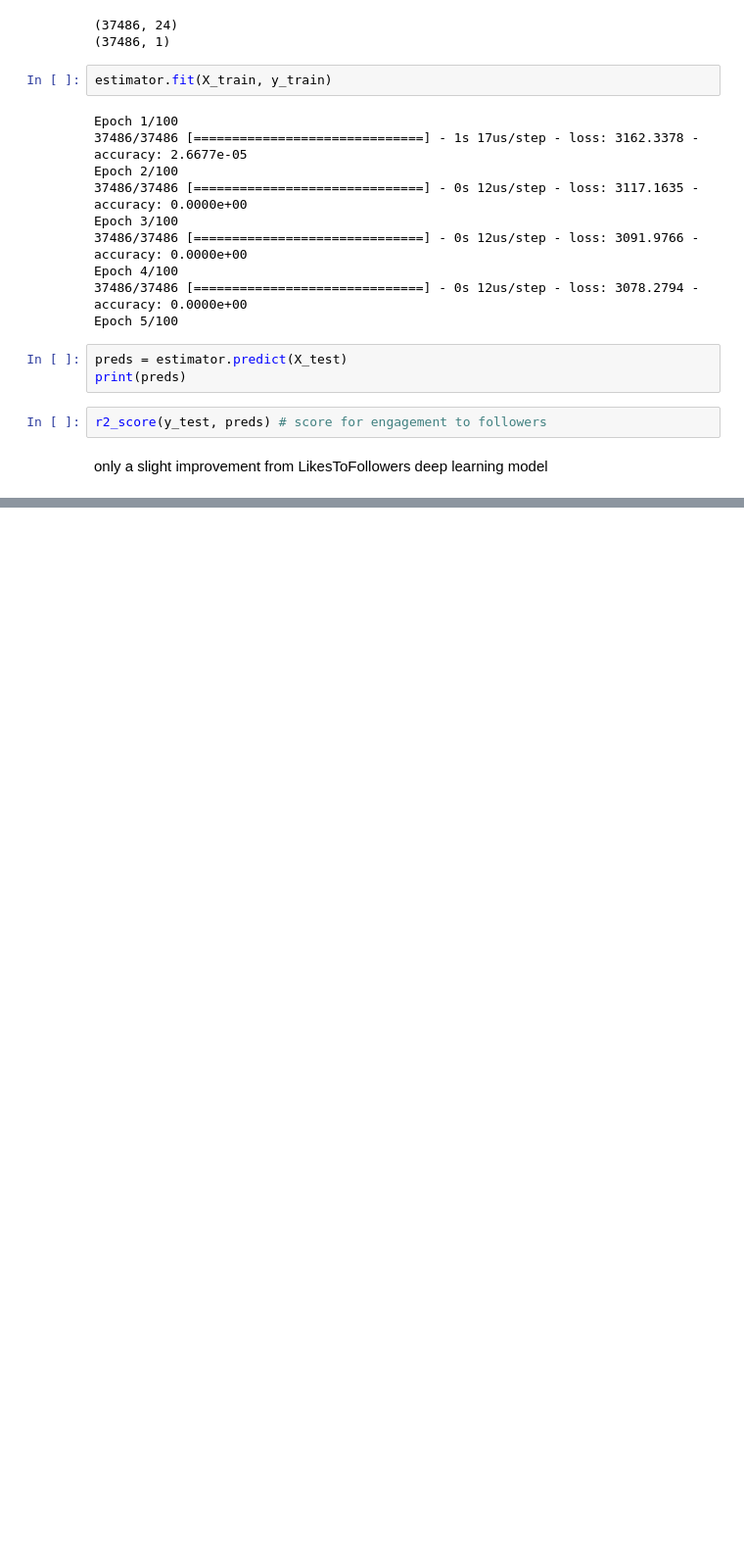
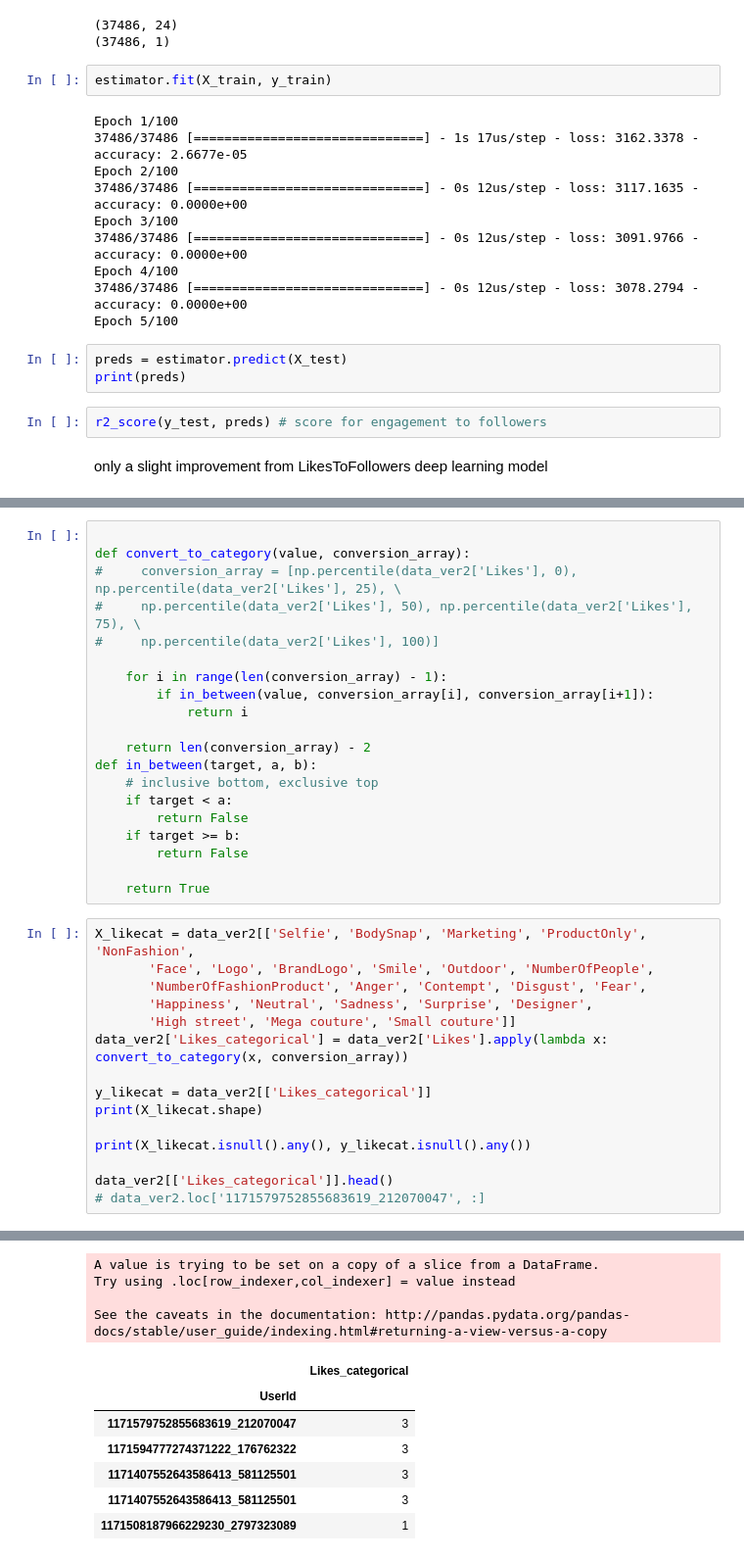
Before and after one commit to simirajpal/Data_Science_Project, a Jupyter notebook: Data-Science-Project.ipynb, the cells around one changed output, grey strips where cells are left out. Shown at 98% size. Saved outputs shown, nothing was run; the diff lists cells and outputs as text; blank space fills up the shorter version.

Commit message:
tried a like as categories attempt

```diff
--- a/Data-Science-Project.ipynb
+++ b/Data-Science-Project.ipynb
@@ -1035,0 +1119,36 @@ only a slight improvement from LikesToFollowers deep learning model
+# %%
+
+def convert_to_category(value, conversion_array):
+#     conversion_array = [np.percentile(data_ver2['Likes'], 0), np.percentile(data_ver2['Likes'], 25), \
+#     np.percentile(data_ver2['Likes'], 50), np.percentile(data_ver2['Likes'], 75), \
+#     np.percentile(data_ver2['Likes'], 100)]
+
+    for i in range(len(conversion_array) - 1):
+        if in_between(value, conversion_array[i], conversion_array[i+1]):
+            return i
+
+    return len(conversion_array) - 2
+def in_between(target, a, b):
+    # inclusive bottom, exclusive top
+    if target < a:
+        return False
+    if target >= b:
+        return False
+
+    return True
+# %%
+X_likecat = data_ver2[['Selfie', 'BodySnap', 'Marketing', 'ProductOnly', 'NonFashion',
+       'Face', 'Logo', 'BrandLogo', 'Smile', 'Outdoor', 'NumberOfPeople',
+       'NumberOfFashionProduct', 'Anger', 'Contempt', 'Disgust', 'Fear',
+       'Happiness', 'Neutral', 'Sadness', 'Surprise', 'Designer',
+       'High street', 'Mega couture', 'Small couture']]
+data_ver2['Likes_categorical'] = data_ver2['Likes'].apply(lambda x: convert_to_category(x, conversion_array))
+
+y_likecat = data_ver2[['Likes_categorical']]
+print(X_likecat.shape)
+
+print(X_likecat.isnull().any(), y_likecat.isnull().any())
+
+data_ver2[['Likes_categorical']].head()
+# data_ver2.loc['1171579752855683619_212070047', :]
+# %% [output]
@@ -1035,0 +1172,11 @@ only a slight improvement from LikesToFollowers deep learning model
+A value is trying to be set on a copy of a slice from a DataFrame.
+Try using .loc[row_indexer,col_indexer] = value instead
+
+See the caveats in the documentation: http://pandas.pydata.org/pandas-docs/stable/user_guide/indexing.html#returning-a-view-versus-a-copy
+|  | Likes_categorical |
+| UserId |  |
+| 1171579752855683619_212070047 | 3 |
+| 1171594777274371222_176762322 | 3 |
+| 1171407552643586413_581125501 | 3 |
+| 1171407552643586413_581125501 | 3 |
+| 1171508187966229230_2797323089 | 1 |
```
Also changed, not shown: parts of 9 cells of this notebook.
